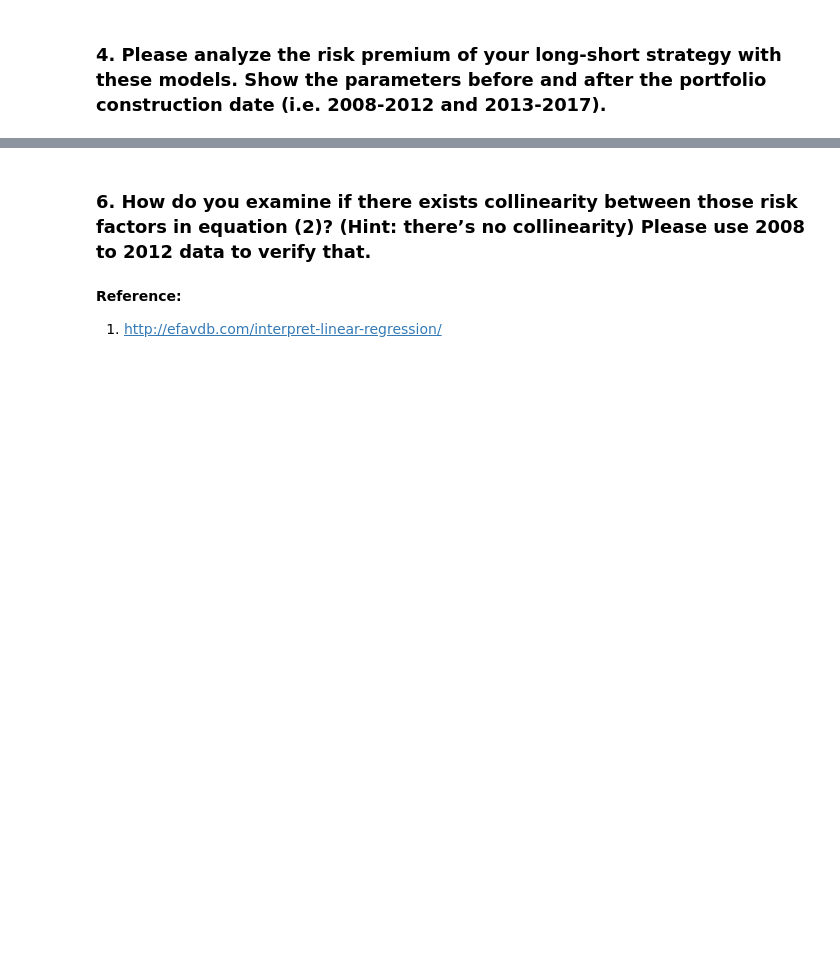
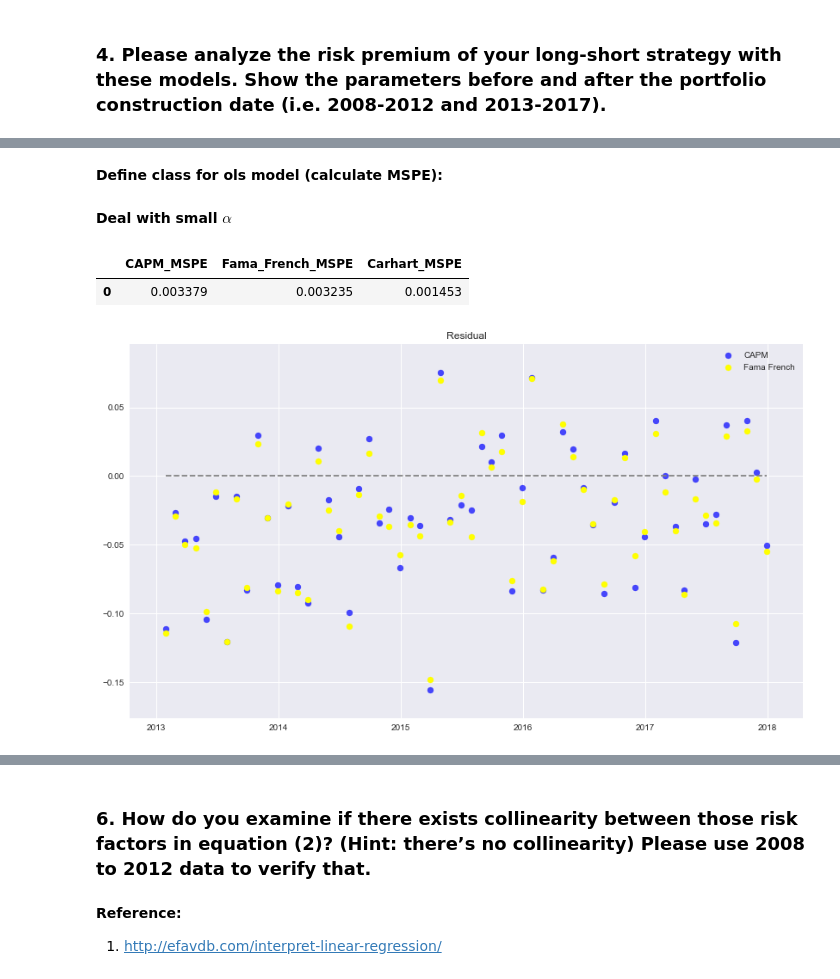
Before and after one commit to Andy-Liu66/2018NCCU-Econometrics, a Jupyter notebook: Homework 2/Homework 2.ipynb, the cells around one changed output, grey strips where cells are left out. Saved outputs shown, nothing was run; the diff lists cells and outputs as text; code cells hidden in the pictures; blank space fills up the shorter version.

```diff
--- a/Homework 2/Homework 2.ipynb
+++ b/Homework 2/Homework 2.ipynb
@@ -281,3 +469,83 @@ f_test(CAPM_big_alpha_early, Fama_French_big_alpha_early)
 ### 5. We often use the CAPM or FF-3 model or even four-factor model to estimate the cost-of-equity of a firm or to forecast the return on a security or a portfolio. Please use the portfolio return data from 2013 to 2017 for an out-of-sample test. Which model do you think is better for the job? To solve the problem, you need to calculate the prediction error by
 ![fromnt](https://i.imgur.com/AgcKjgL.png)
 ![back](https://i.imgur.com/hKJzgUE.png)
+# %% [markdown]
+**Define class for ols model (calculate MSPE):**
+# %%
+class ols_model():
+    def __init__(self, x, y):
+        self.x = add_constant(x)
+        self.y = y
+
+    def fit(self):
+        self.model = OLS(self.y, self.x, missing="drop")
+        self.result = self.model.fit()
+
+    def calculate_MSPE(self, input_x, rf, correct_y):
+        input_x = add_constant(input_x).values
+        self.fit()
+        self.predict_y = self.result.predict(input_x) + rf
+        self.correct_y = correct_y
+        residual_squared =  (self.predict_y - self.correct_y) ** 2
+        self.MSPE = (1/len(input_x)) * sum(residual_squared)
+        return self.MSPE
+# %% [markdown]
+**Deal with small $\alpha$**
+# %%
+# run with CAPM model
+CAPM_model = ols_model(small_alpha_return_early[["MKTRF"]],
+                       small_alpha_return_early[["RIRF"]])
+
+CAPM_MSPE = CAPM_model.calculate_MSPE(small_alpha_return_later[["MKTRF"]],
+                                      small_alpha_return_later["RF"],
+                                      small_alpha_return_later["VWPRet"])
+
+# run with Fama French model
+Fama_French_model = ols_model(small_alpha_return_early[["MKTRF", "SMB", "HML"]],
+                              small_alpha_return_early[["RIRF"]])
+
+Fama_French_MSPE = Fama_French_model.calculate_MSPE(small_alpha_return_later[["MKTRF", "SMB", "HML"]],
+                                                    small_alpha_return_later["RF"],
+                                                    small_alpha_return_later["VWPRet"])
+
+# run with Carhart model
+Carhart_model = ols_model(small_alpha_return_early[["MKTRF", "SMB", "HML", "UMD"]],
+                          small_alpha_return_early[["RIRF"]])
+
+Carhart_MSPE = Carhart_model.calculate_MSPE(small_alpha_return_later[["MKTRF", "SMB", "HML", "UMD"]],
+                                            small_alpha_return_later["RIRF"],
+                                            small_alpha_return_later["VWPRet"])
+
+# combine result
+result = pd.DataFrame([CAPM_MSPE, Fama_French_MSPE, Carhart_MSPE]).T
+result.columns = ["CAPM_MSPE", "Fama_French_MSPE", "Carhart_MSPE"]
+result
+# %% [output]
+|  | CAPM_MSPE | Fama_French_MSPE | Carhart_MSPE |
+| 0 | 0.003379 | 0.003235 | 0.001453 |
+# %%
+CAPM_model_residual = pd.DataFrame([CAPM_model.predict_y - CAPM_model.correct_y]).T
+CAPM_model_residual.rename(columns={0: "CAPM"}, inplace=True)
+Fama_French_model_residual = pd.DataFrame([Fama_French_model.predict_y - Fama_French_model.correct_y]).T
+Fama_French_model_residual.rename(columns={0: "Fama_French"}, inplace=True)
+Carhart_model_residual = pd.DataFrame([Carhart_model.predict_y - Carhart_model.correct_y]).T
+Carhart_model_residual.rename(columns={0: "Carhart"}, inplace=True)
+# %%
+residual = pd.concat([CAPM_model_residual,
+                      Fama_French_model_residual,
+                      Carhart_model_residual], axis=1)
+
+residual.index = small_alpha_return_later.DATE.apply(lambda x: datetime.strptime(x, "%Y-%m-%d"))
+# %%
+plt.style.use("seaborn")
+plt.figure(figsize=(14, 8))
+
+plt.scatter(residual.index, residual.CAPM, c="blue", label="CAPM", alpha=0.7)
+plt.scatter(residual.index, residual.Fama_French, c="yellow", label="Fama French", alpha=1)
+#plt.scatter(residual.index, residual.Carhart, c="red", label="Carhart", alpha=0.2)
+
+plt.plot(residual.index, [0]*len(residual), ls="--", c="grey")
+plt.title("Residual")
+plt.legend();
+# %% [output]
+[figure, added]
```
Also changed, not shown: parts of 24 cells of this notebook.
